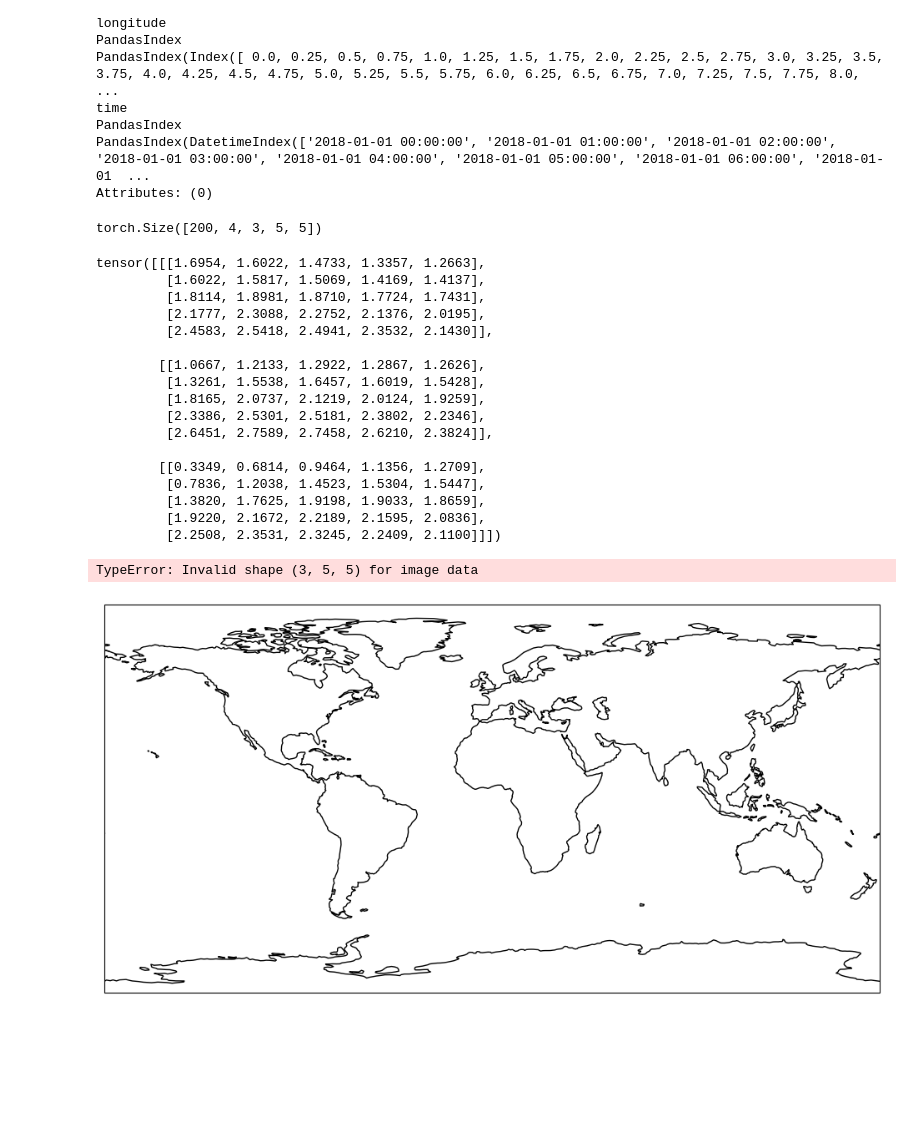
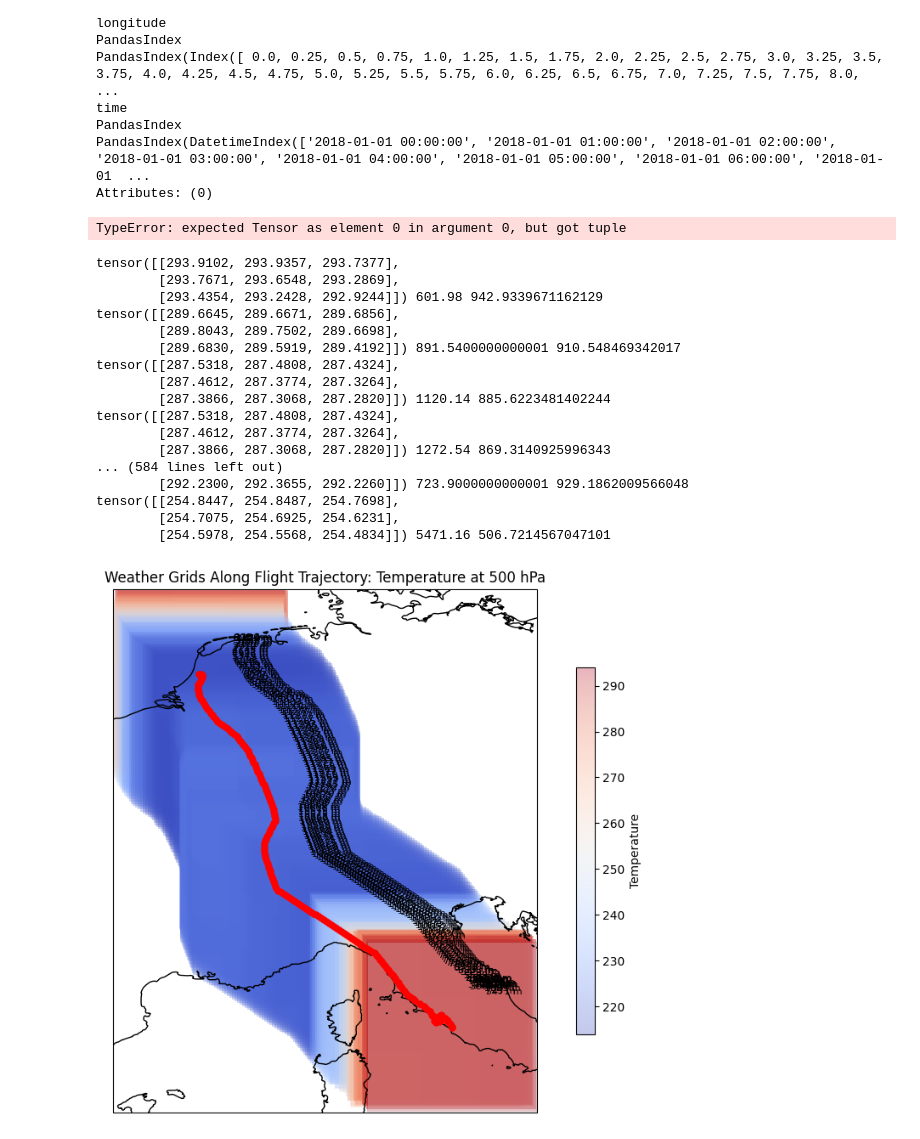
Before and after one commit to SynthAIr/DM_FM_Trajectories, a Jupyter notebook: src/data/weather_data.ipynb, the cells around one changed output. Drawn from its saved outputs; the diff is of its cells as text; code cells hidden in the pictures; blank space fills up the shorter version.

```diff
--- a/src/data/weather_data.ipynb
+++ b/src/data/weather_data.ipynb
@@ -537,11 +539,12 @@ for flight in df_2:
 
     flight_grids = []
     num_levels = 3
-    grid_size = 5
+    grid_size = 3
 
     for i in tqdm(range(len(flight))):
         point = flight.data.loc[i]
         lon, lat, alt = point['longitude'], point['latitude'], point['altitude']
+        alt = alt * 0.3048
 
         nearest_levels = find_nearest_pressure_levels(alt, num_levels)
         rounded_lon = round_to_nearest_0_25(lon)
@@ -568,27 +571,28 @@ for flight in df_2:
 t_fg = torch.stack(flight_grids, dim=0)
 t_fg.shape
 # %% [output]
-torch.Size([200, 4, 3, 5, 5])
+TypeError: expected Tensor as element 0 in argument 0, but got tuple
 # %%
-t_fg[:][0][0]
+for d, t in flight_grids:
+    print(d[2][0], t[2], m_to_hPa(t[2]))
 # %% [output]
-tensor([[[1.6954, 1.6022, 1.4733, 1.3357, 1.2663],
-         [1.6022, 1.5817, 1.5069, 1.4169, 1.4137],
-         [1.8114, 1.8981, 1.8710, 1.7724, 1.7431],
-         [2.1777, 2.3088, 2.2752, 2.1376, 2.0195],
-         [2.4583, 2.5418, 2.4941, 2.3532, 2.1430]],
-
-        [[1.0667, 1.2133, 1.2922, 1.2867, 1.2626],
-         [1.3261, 1.5538, 1.6457, 1.6019, 1.5428],
-         [1.8165, 2.0737, 2.1219, 2.0124, 1.9259],
-         [2.3386, 2.5301, 2.5181, 2.3802, 2.2346],
-         [2.6451, 2.7589, 2.7458, 2.6210, 2.3824]],
-
-        [[0.3349, 0.6814, 0.9464, 1.1356, 1.2709],
-         [0.7836, 1.2038, 1.4523, 1.5304, 1.5447],
-         [1.3820, 1.7625, 1.9198, 1.9033, 1.8659],
-         [1.9220, 2.1672, 2.2189, 2.1595, 2.0836],
-         [2.2508, 2.3531, 2.3245, 2.2409, 2.1100]]])
+tensor([[293.9102, 293.9357, 293.7377],
+        [293.7671, 293.6548, 293.2869],
+        [293.4354, 293.2428, 292.9244]]) 601.98 942.9339671162129
+tensor([[289.6645, 289.6671, 289.6856],
+        [289.8043, 289.7502, 289.6698],
+        [289.6830, 289.5919, 289.4192]]) 891.5400000000001 910.548469342017
+tensor([[287.5318, 287.4808, 287.4324],
+        [287.4612, 287.3774, 287.3264],
+        [287.3866, 287.3068, 287.2820]]) 1120.14 885.6223481402244
+tensor([[287.5318, 287.4808, 287.4324],
+        [287.4612, 287.3774, 287.3264],
+        [287.3866, 287.3068, 287.2820]]) 1272.54 869.3140925996343
+... (584 lines left out)
+        [292.2300, 292.3655, 292.2260]]) 723.9000000000001 929.1862009566048
+tensor([[254.8447, 254.8487, 254.7698],
+        [254.7075, 254.6925, 254.6231],
+        [254.5978, 254.5568, 254.4834]]) 5471.16 506.7214567047101
 # %%
 import matplotlib.pyplot as plt
 import cartopy.crs as ccrs
@@ -631,35 +635,34 @@ def plot_weather_grids_on_trajectory(flight_grids, label="Weather Variable", alp
     # Now loop through the flight grids and plot each one
     for grid, (lon, lat, alt) in flight_grids:
         # Select the weather grid at the specified altitude (level)
-        data = grid[0]  # Assuming that grid has the shape (level, lon, lat), and we take the first level
+        data = grid[2][0]  # Assuming that grid has the shape (level, lon, lat), and we take the first level
 
         # Calculate the extent for the grid to be placed at the correct (lon, lat) location
         half_grid = grid_size / 2.0
         extent = [lon - half_grid, lon + half_grid, lat - half_grid, lat + half_grid]
 
         # Plotting the grid
         im = ax.imshow(data, transform=ccrs.PlateCarree(), cmap=cmap,
                        alpha=alpha, extent=extent, origin='lower', vmin=vmin, vmax=vmax)
 
         # Mark the position on the flight trajectory with a red dot
         ax.plot(lon, lat, 'ro', markersize=5, transform=ccrs.PlateCarree())
 
         # Optionally annotate the altitude
         ax.text(lon + 1, lat + 1, f"{int(alt)} m", fontsize=8, color="black", transform=ccrs.PlateCarree())
 
     # Set the title of the plot
     title = f"{label} {'at ' + str(level) + ' hPa' if level is not None else ''}"
     plt.title(f"Weather Grids Along Flight Trajectory: {title}")
 
     # Add a colorbar
     cbar = fig.colorbar(im, ax=ax, orientation='vertical', shrink=0.7, pad=0.05)
     cbar.set_label(label)
 
     plt.show()
 
 # Example usage
 # Assuming `t_fg` is a list-like object containing data with shape (level, longitude, latitude)
 plot_weather_grids_on_trajectory(flight_grids, label="Temperature", level=500)
 # %% [output]
-TypeError: Invalid shape (3, 5, 5) for image data
-[figure, old version]
+[figure, new version]
```
Also changed, not shown: parts of 16 cells of this notebook, 4 other files.
